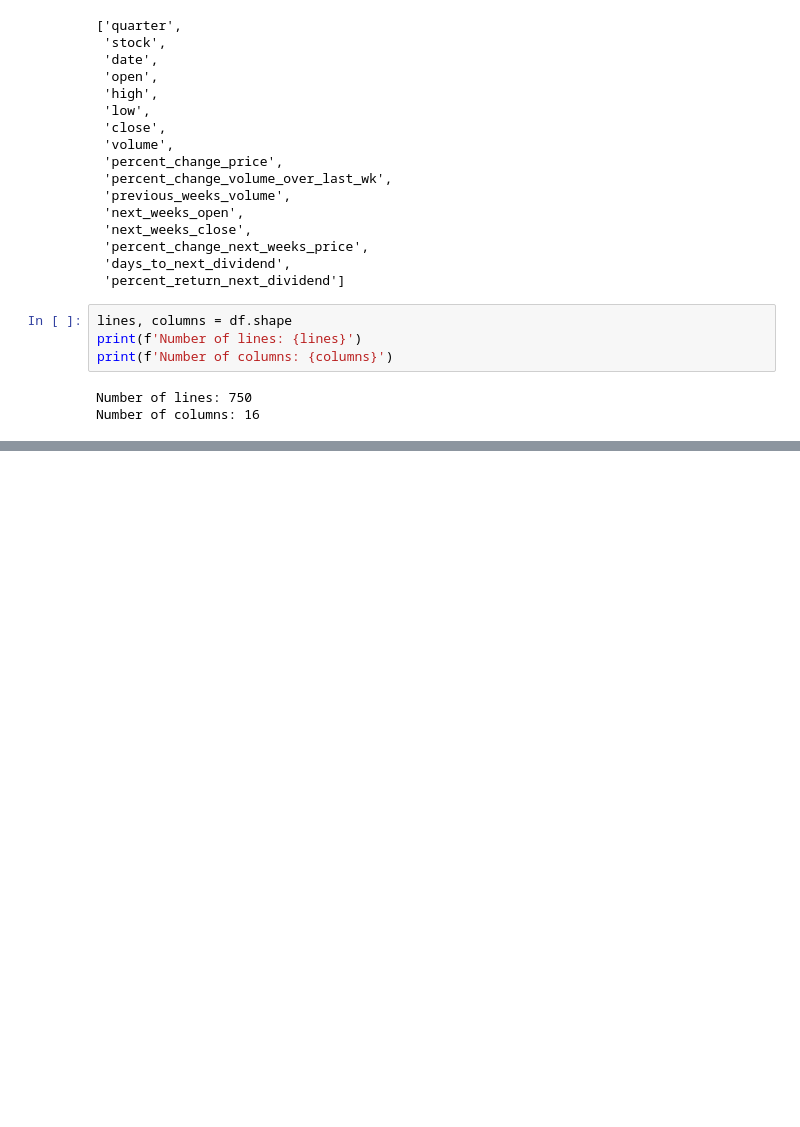
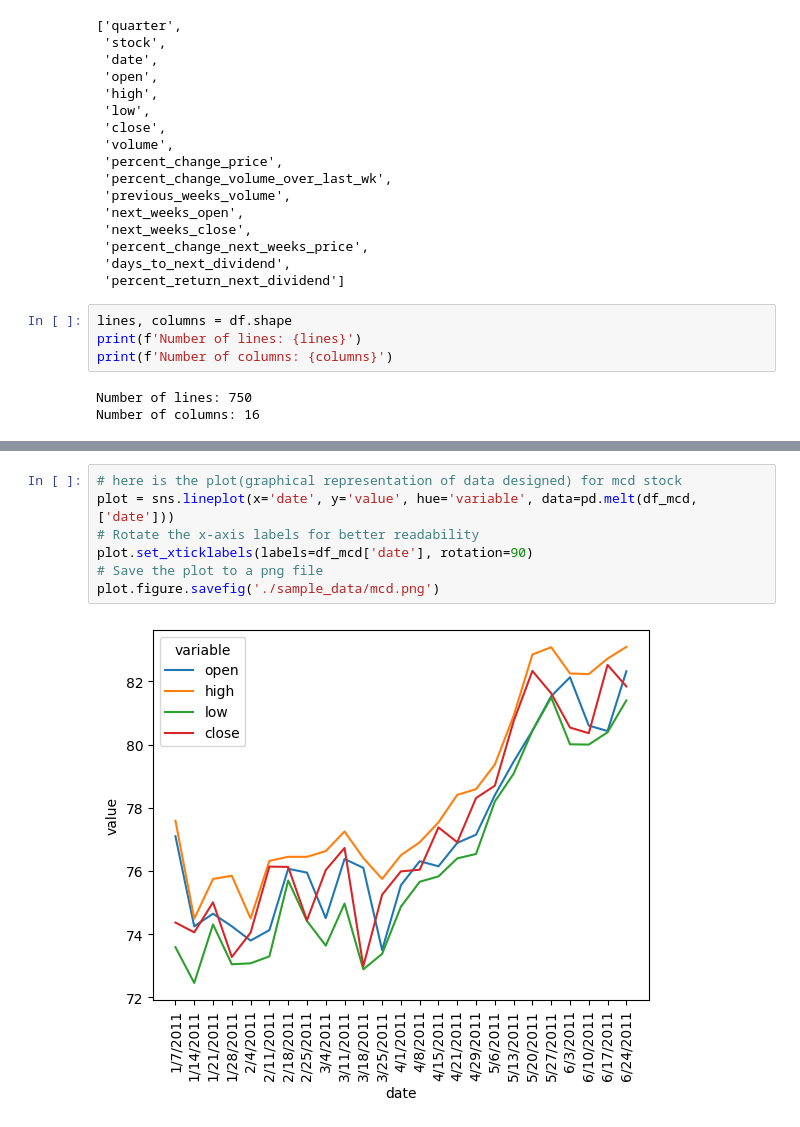
Before and after one commit to maxh33/python_pandas_seaborn, a Jupyter notebook: mcd_ko_insight.ipynb, the cells around one changed output, grey strips where cells are left out. Drawn from its saved outputs; the diff is of its cells as text; blank space fills up the shorter version.

```diff
--- a/mcd_ko_insight.ipynb
+++ b/mcd_ko_insight.ipynb
@@ -82,0 +230,9 @@ Number of columns: 16
+# %%
+# here is the plot(graphical representation of data designed) for mcd stock
+plot = sns.lineplot(x='date', y='value', hue='variable', data=pd.melt(df_mcd, ['date']))
+# Rotate the x-axis labels for better readability
+plot.set_xticklabels(labels=df_mcd['date'], rotation=90)
+# Save the plot to a png file
+plot.figure.savefig('./sample_data/mcd.png')
+# %% [output]
+[figure, added]
```
Also changed, not shown: parts of 12 cells of this notebook, 2 other files.
